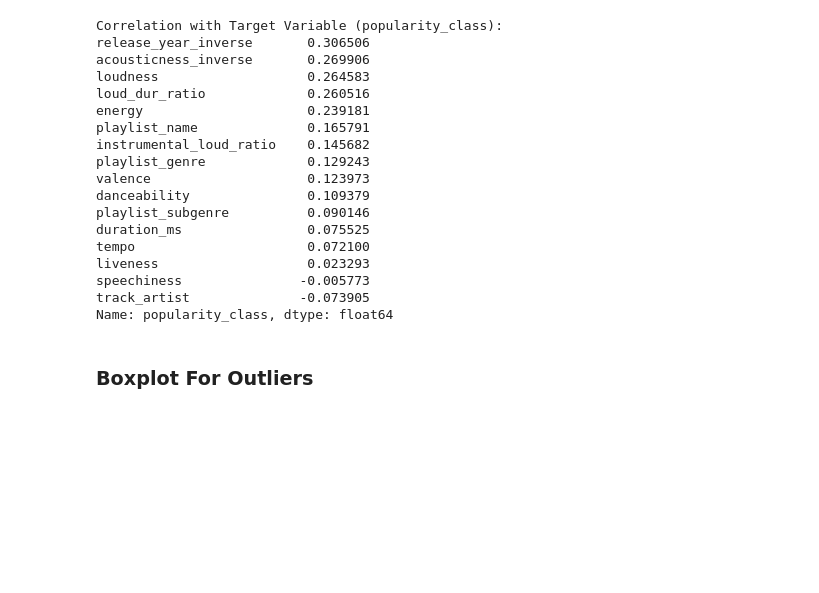
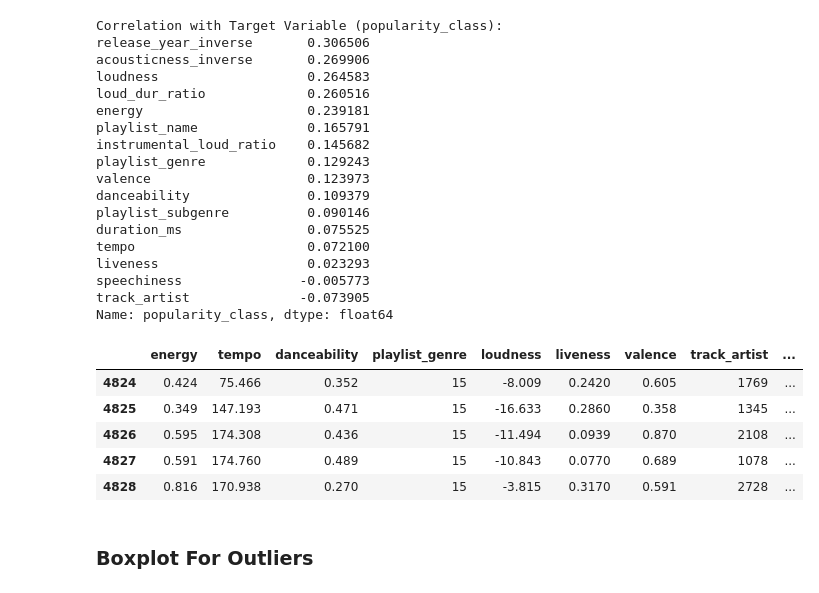
Before and after one commit to gregorysarrouf/spotify-ml, a Jupyter notebook: src/spotify_ml.ipynb, the cells around one changed output. Saved outputs shown, nothing was run; the diff lists cells and outputs as text; code cells hidden in the pictures; blank space fills up the shorter version.

```diff
--- a/src/spotify_ml.ipynb
+++ b/src/spotify_ml.ipynb
@@ -189,19 +195,26 @@ print(low_df.duplicated().sum())
 from sklearn.preprocessing import LabelEncoder
 import joblib
 
+# List of categorical features to encode
+categorical_features = ['playlist_genre', 'playlist_subgenre', 'track_artist', 'playlist_name']
+
 label_encoders = {}
-
-categorical_features = ['playlist_genre', 'playlist_subgenre', 'track_artist', 'playlist_name']
 
 # Fit and save encoders for each categorical feature
 for feature in categorical_features:
     le = LabelEncoder()
-    combined_df[feature] = le.fit_transform(combined_df[feature])  # Encode feature
-    label_encoders[feature] = le  # Save encoder in dictionary
-    joblib.dump(le, f'{feature}_encoder.pkl')  # Save the encoder for later use in Streamlit
 
-# Now you can save the final dataframe or use the encoded columns as needed
-# combined_df.to_csv('your_data.csv', index=False)  # For example
+    # Fit the encoder on all categories from your combined dataframe
+    le.fit(combined_df[feature])
+
+    # Encode the feature in the dataframe
+    combined_df[feature] = le.transform(combined_df[feature])
+
+    # Save the encoder
+    label_encoders[feature] = le
+    joblib.dump(le, f'{feature}_encoder.pkl')  # Save the encoder for later use
+
+
 
 # Parse album year from release date (Your existing function below remains unchanged)
 def parse_date(val):
@@ -333,6 +346,15 @@ liveness                   0.023293
 speechiness               -0.005773
 track_artist              -0.073905
 Name: popularity_class, dtype: float64
+# %%
+combined_df.tail()
+# %% [output]
+|  | energy | tempo | danceability | playlist_genre | loudness | liveness | valence | track_artist | ... |
+| 4824 | 0.424 | 75.466 | 0.352 | 15 | -8.009 | 0.2420 | 0.605 | 1769 | ... |
+| 4825 | 0.349 | 147.193 | 0.471 | 15 | -16.633 | 0.2860 | 0.358 | 1345 | ... |
+| 4826 | 0.595 | 174.308 | 0.436 | 15 | -11.494 | 0.0939 | 0.870 | 2108 | ... |
+| 4827 | 0.591 | 174.760 | 0.489 | 15 | -10.843 | 0.0770 | 0.689 | 1078 | ... |
+| 4828 | 0.816 | 170.938 | 0.270 | 15 | -3.815 | 0.3170 | 0.591 | 2728 | ... |
 # %% [markdown]
 ### Boxplot For Outliers
 # %%
```
Also changed, not shown: parts of 6 cells of this notebook, 2 other files.
